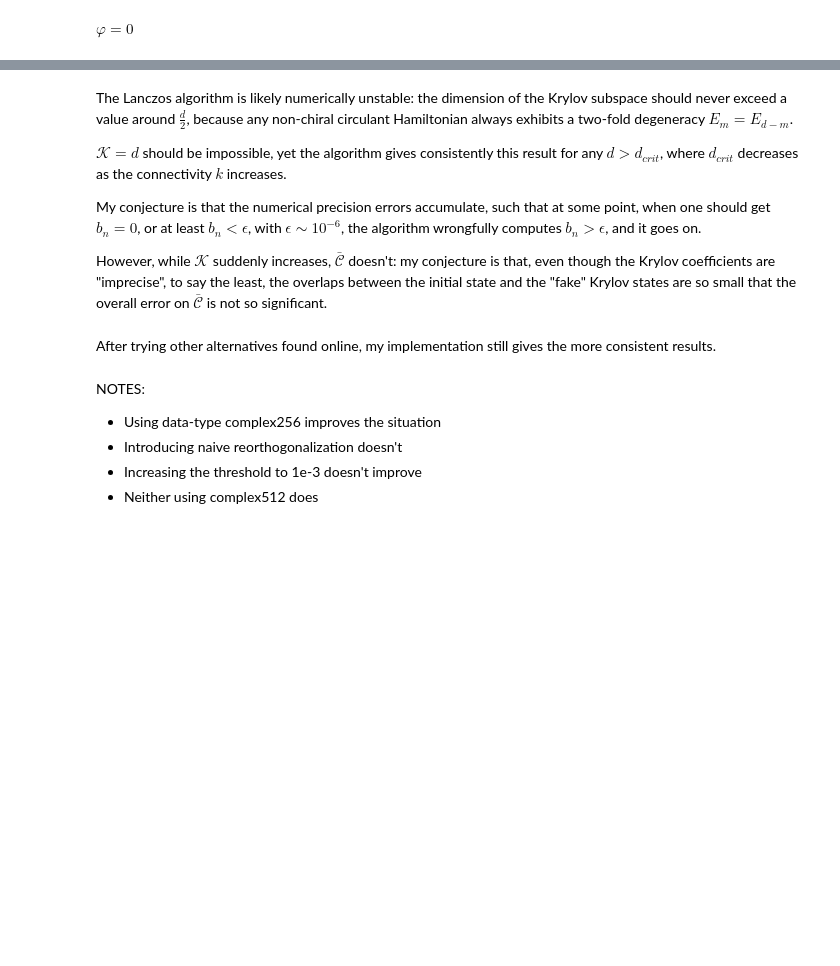
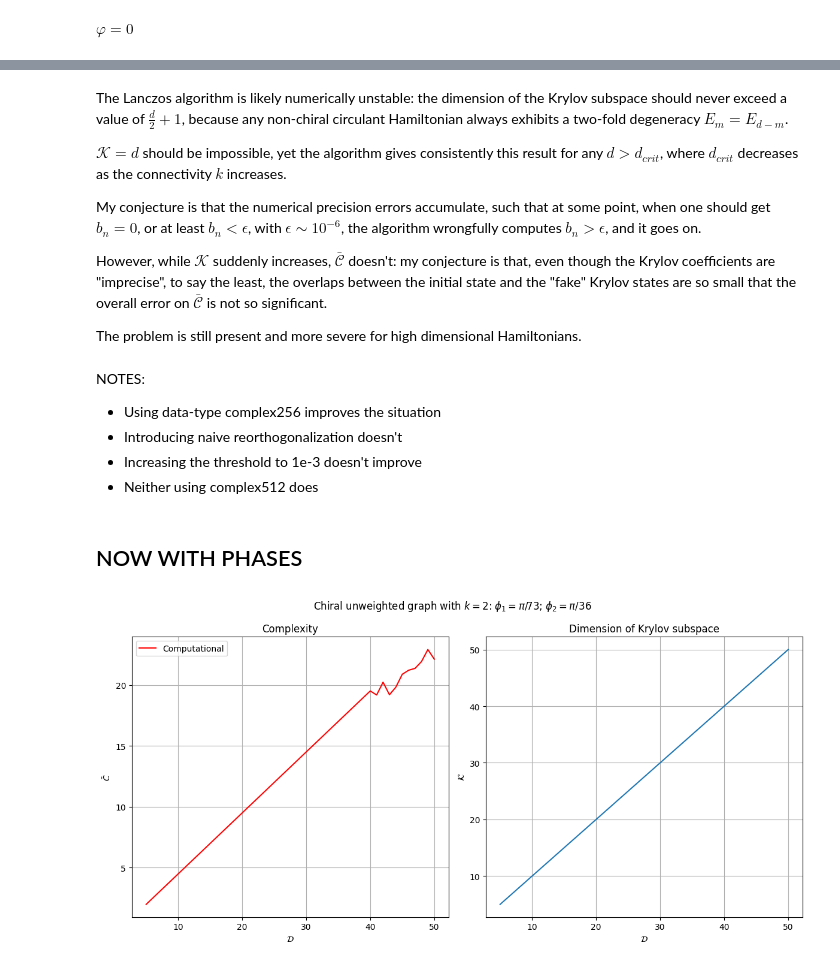
Before and after one commit to erricottaro/Krylov_complexity_on_circulant_graphs, a Jupyter notebook: circulant.ipynb, the cells around one changed output, grey strips where cells are left out. Drawn from its saved outputs; the diff is of its cells as text; code cells hidden in the pictures; blank space fills up the shorter version.

```diff
--- a/circulant.ipynb
+++ b/circulant.ipynb
@@ -212,16 +244,48 @@ plt.show()
 # %% [markdown]
-The Lanczos algorithm is likely numerically unstable: the dimension of the Krylov subspace should never exceed a value around $\frac{d}{2}$, because any non-chiral circulant Hamiltonian always exhibits a two-fold degeneracy $E_m = E_{d-m}$.
+The Lanczos algorithm is likely numerically unstable: the dimension of the Krylov subspace should never exceed a value of $\frac{d}{2}+1$, because any non-chiral circulant Hamiltonian always exhibits a two-fold degeneracy $E_m = E_{d-m}$.
 
 $\mathcal{K}=d$ should be impossible, yet the algorithm gives consistently this result for any $d>d_{crit}$, where $d_{crit}$ decreases as the connectivity $k$ increases.
 
 My conjecture is that the numerical precision errors accumulate, such that at some point, when one should get $b_n=0$, or at least $b_n< \epsilon$, with $\epsilon \sim 10^{-6}$, the algorithm wrongfully computes $b_n > \epsilon$, and it goes on.
 
 However, while $\mathcal{K}$ suddenly increases, $\bar{\mathcal{C}}$ doesn't: my conjecture is that, even though the Krylov coefficients are "imprecise", to say the least, the overlaps between the initial state and the "fake" Krylov states are so small that the overall error on $\bar{\mathcal{C}}$ is not so significant.
+
+The problem is still present and more severe for high dimensional Hamiltonians.
-# %% [markdown]
-After trying other alternatives found online, my implementation still gives the more consistent results.
 # %% [markdown]
 NOTES:
 * Using data-type complex256 improves the situation
 * Introducing naive reorthogonalization doesn't
 * Increasing the threshold to 1e-3 doesn't improve
 * Neither using complex512 does
+# %% [markdown]
+## NOW WITH PHASES
+# %%
+phi1 = np.pi/73
+phi2 = 2*phi1
+
+initial = np.zeros(2, dtype=complex)
+initial[0] = 1.0+0.j
+
+w = np.array([0.,np.exp(phi1*1.j),np.exp(phi2*1.j)], dtype=complex)
+
+an_x, compl_cycle, krylov_size = circulant_routine(d_max=50, weights=w, initial=initial)
+# %%
+fig, axx = plt.subplots(1,2, figsize=(12,6), tight_layout=True)
+
+fig.suptitle("Chiral unweighted graph with $k=2$: "+f"$\phi_1=\pi/{format(np.pi/phi1, '.0f')}$; $\phi_2=\pi/{format(np.pi/phi2, '.0f')}$")
+axx[0].grid(True)
+axx[0].plot(an_x, compl_cycle, label="Computational", color="r")
+axx[0].set_title(r"Complexity")
+axx[0].set_ylabel(r"$\bar{C}$")
+axx[0].set_xlabel(r"$\mathcal{D}$")
+axx[0].legend()
+
+axx[1].grid(True)
+axx[1].plot(an_x, krylov_size)
+#axx[1].plot(an_x, an_x/2+1,linestyle="--")
+axx[1].set_title("Dimension of Krylov subspace")
+axx[1].set_ylabel(r"$\mathcal{K}$")
+axx[1].set_xlabel(r"$\mathcal{D}$")
+plt.show()
+# %% [output]
+[figure, added]
```
Also changed, not shown: parts of 12 cells of this notebook, 1 other file.
